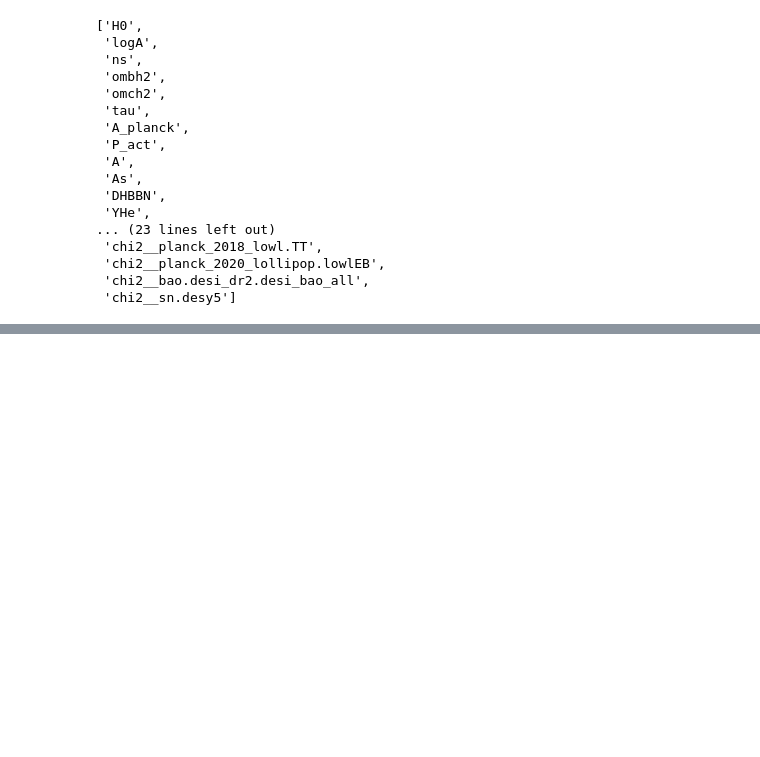
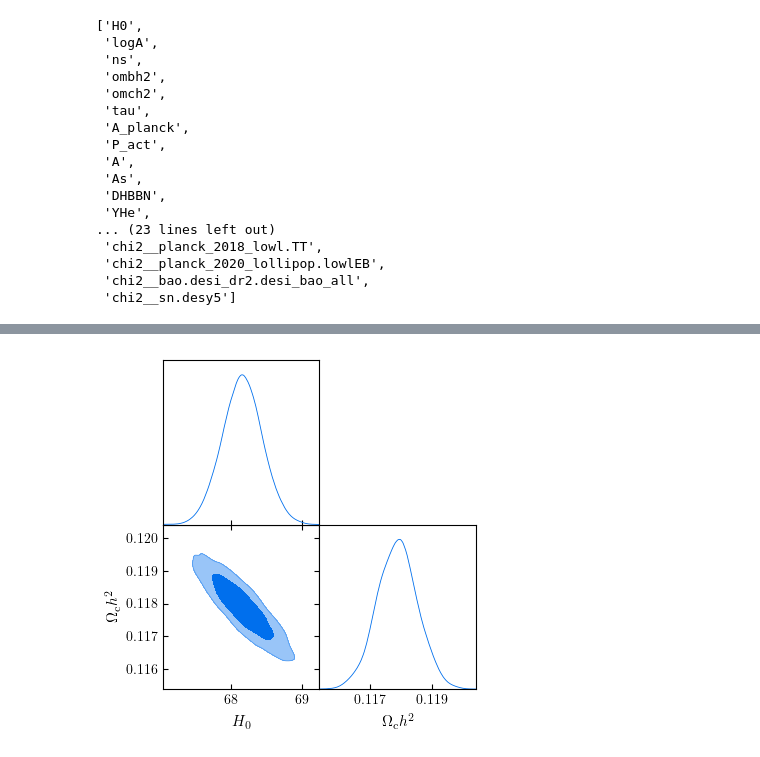
Before and after one commit to GenovaCosmology/ParametricModels, a Jupyter notebook: LCDM/parsing_example.ipynb, the cells around one changed output, grey strips where cells are left out. Saved outputs shown, nothing was run; the diff lists cells and outputs as text; code cells hidden in the pictures; blank space fills up the shorter version.

```diff
--- a/LCDM/parsing_example.ipynb
+++ b/LCDM/parsing_example.ipynb
@@ -77,0 +122,17 @@ plt.scatter(chain.samples[:, 0], chain.samples[:, 1], s=0.1, c='k', alpha=0.5)
+# %%
+g = plots.get_subplot_plotter()
+getdist_settings['smooth_scale_1D'] = 0.3
+getdist_settings['smooth_scale_2D'] = 0.3
+chain.updateSettings(getdist_settings)
+chain.updateBaseStatistics()
+
+g.settings.axes_fontsize = 13
+g.triangle_plot(
+    [chain],
+    params=['H0','omch2'],
+    filled=True,
+)
+
+g.export('plots/LCDM_triangle_plot_smooth_0p3.pdf', dpi=300)
+# %% [output]
+[figure, added]
```
Also changed, not shown: parts of 13 cells of this notebook, 4 other files.
